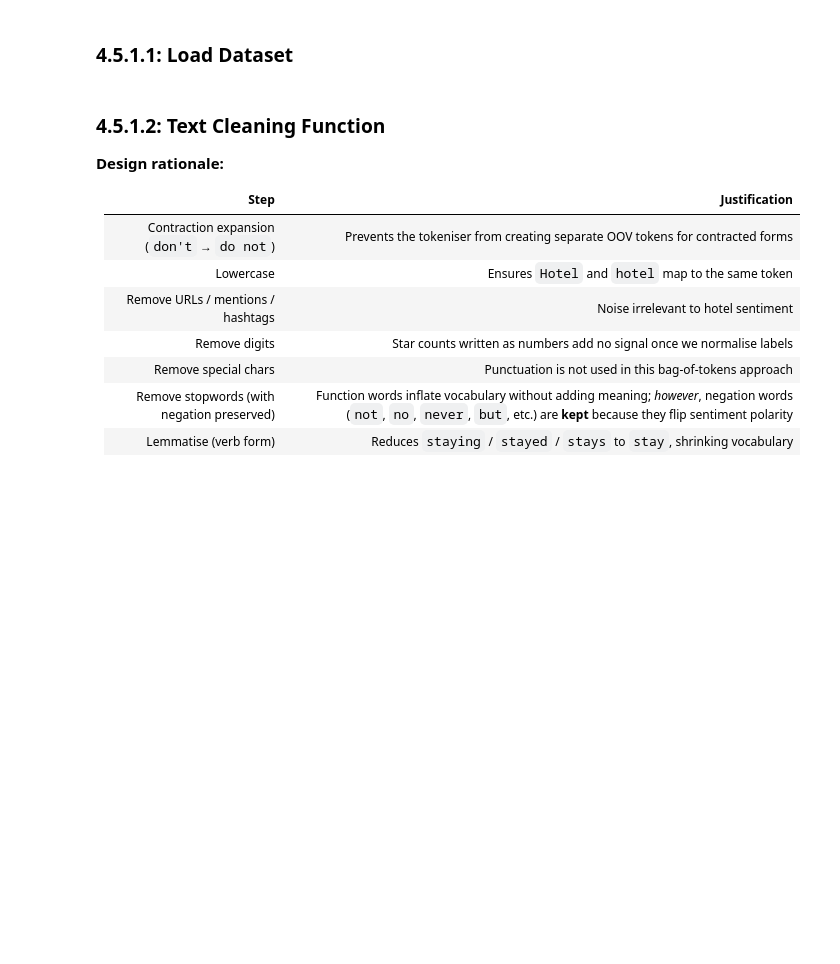
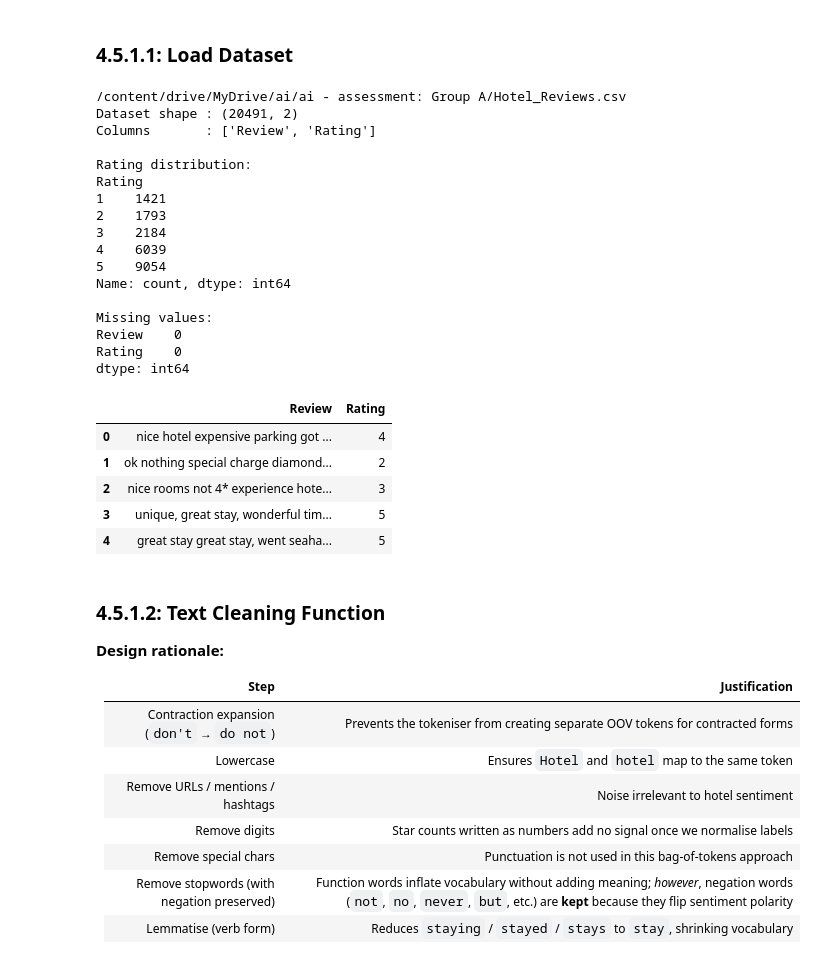
Before and after one commit to nl-codes/6CS012-Artificial-Intelligence-and-Machine-Learning, a Jupyter notebook: portfolio_project/nlp-task/2408869_NarayanLohani.ipynb, the cells around one changed output. Drawn from its saved outputs; the diff is of its cells as text; code cells hidden in the pictures; blank space fills up the shorter version.

```diff
--- a/portfolio_project/nlp-task/2408869_NarayanLohani.ipynb
+++ b/portfolio_project/nlp-task/2408869_NarayanLohani.ipynb
@@ -106,16 +112,43 @@ This section covers the full preprocessing pipeline required before any model ca
 ### 4.5.1.1: Load Dataset
 # %%
 # ── Load the Hotel Reviews dataset ───────────────────────────────────────────
-DATA_PATH = "/content/drive/MyDrive/ai/ai - assessment: Group A/Hotel_Reviews.csv"
+AI_FOLDER_PATH = "/content/drive/MyDrive/ai/ai - assessment: Group A/"
+DATASET_NAME = "Hotel_Reviews.csv"
+
+DATA_PATH = os.path.join(AI_FOLDER_PATH, DATASET_NAME)
 
 df = pd.read_csv(DATA_PATH)
 
 print(f"Dataset shape : {df.shape}")
 print(f"Columns       : {df.columns.tolist()}")
 print(f"\nRating distribution:")
 print(df["Rating"].value_counts().sort_index())
 print(f"\nMissing values:\n{df.isnull().sum()}")
 df.head()
+# %% [output]
+/content/drive/MyDrive/ai/ai - assessment: Group A/Hotel_Reviews.csv
+Dataset shape : (20491, 2)
+Columns       : ['Review', 'Rating']
+
+Rating distribution:
+Rating
+1    1421
+2    1793
+3    2184
+4    6039
+5    9054
+Name: count, dtype: int64
+
+Missing values:
+Review    0
+Rating    0
+dtype: int64
+|  | Review | Rating |
+| 0 | nice hotel expensive parking got ... | 4 |
+| 1 | ok nothing special charge diamond... | 2 |
+| 2 | nice rooms not 4* experience hote... | 3 |
+| 3 | unique, great stay, wonderful tim... | 5 |
+| 4 | great stay great stay, went seaha... | 5 |
 # %% [markdown]
 ### 4.5.1.2: Text Cleaning Function
 
```
Also changed, not shown: parts of 21 cells of this notebook.
